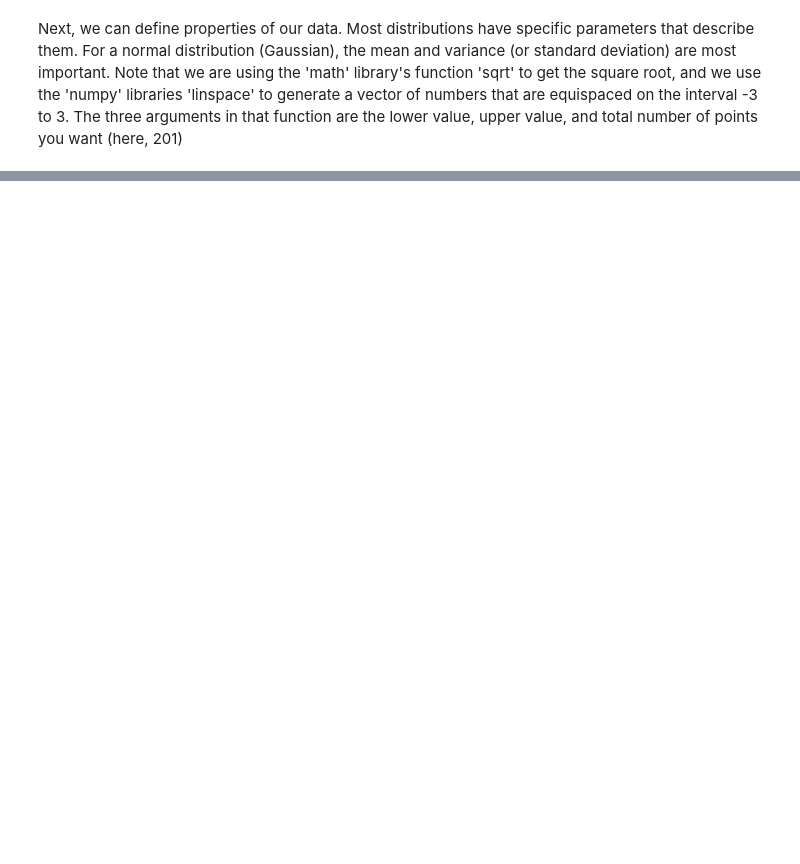
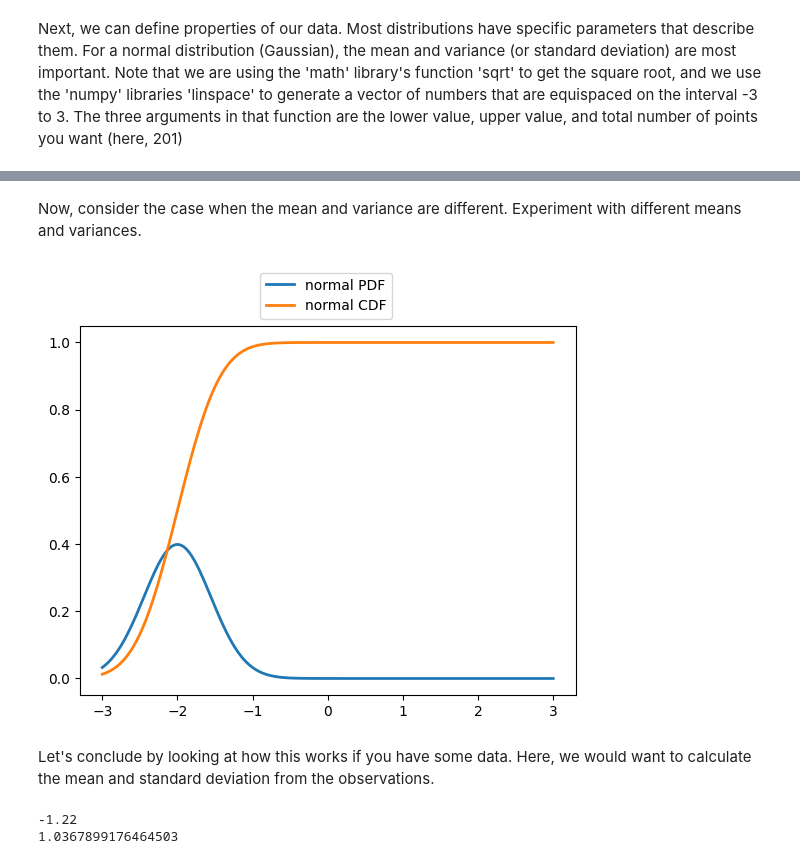
Before and after one commit to mjcolebank/MATH328_UofSC, a Jupyter notebook: Example1_PDFs_and_CDFs.ipynb, the cells around one changed output, grey strips where cells are left out. Saved outputs shown, nothing was run; the diff lists cells and outputs as text; code cells hidden in the pictures; blank space fills up the shorter version.

```diff
--- a/Example1_PDFs_and_CDFs.ipynb
+++ b/Example1_PDFs_and_CDFs.ipynb
@@ -67,0 +84,31 @@ Finally, we can plot the PDF and CDF by using
+# %% [markdown]
+Now, consider the case when the mean and variance are different. Experiment with different means and variances.
+# %%
+mean = -2
+variance = 0.2
+sigma = math.sqrt(variance)
+x = np.linspace(-3, 3, 201)
+
+stand_x = (x - mean)/sigma
+
+pdf_values = norm.pdf(stand_x)
+cdf_values = norm.cdf(stand_x)
+plt.plot(x, pdf_values,linewidth=2.0, label='normal PDF')
+plt.plot(x, cdf_values,linewidth=2.0, label='normal CDF')
+plt.legend(bbox_to_anchor=(.35,1))
+plt.show()
+# %% [output]
+[figure, added]
+# %% [markdown]
+Let's conclude by looking at how this works if you have some data. Here, we would want to calculate the mean and standard deviation from the observations.
+# %%
+observation_data = np.array([-1.1,-2.0,0.1,-3.1,-2.5,0.2,-0.5,-0.8,-0.2,-0.3,-1.1,-1.4,-3.2,-1.1,-1.3])
+
+observation_mean = np.mean(observation_data) # Calculate the mean
+observation_std = np.std(observation_data) # Calculate the standard deviation
+
+print(observation_mean)
+print(observation_std)
+# %% [output]
+-1.22
+1.0367899176464503
```
Also changed, not shown: parts of 7 cells of this notebook.
